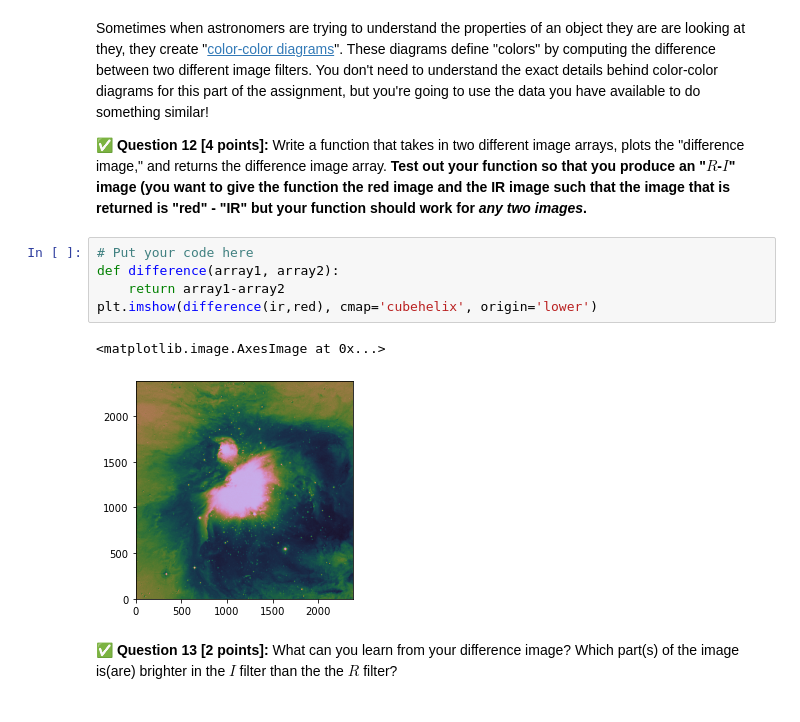
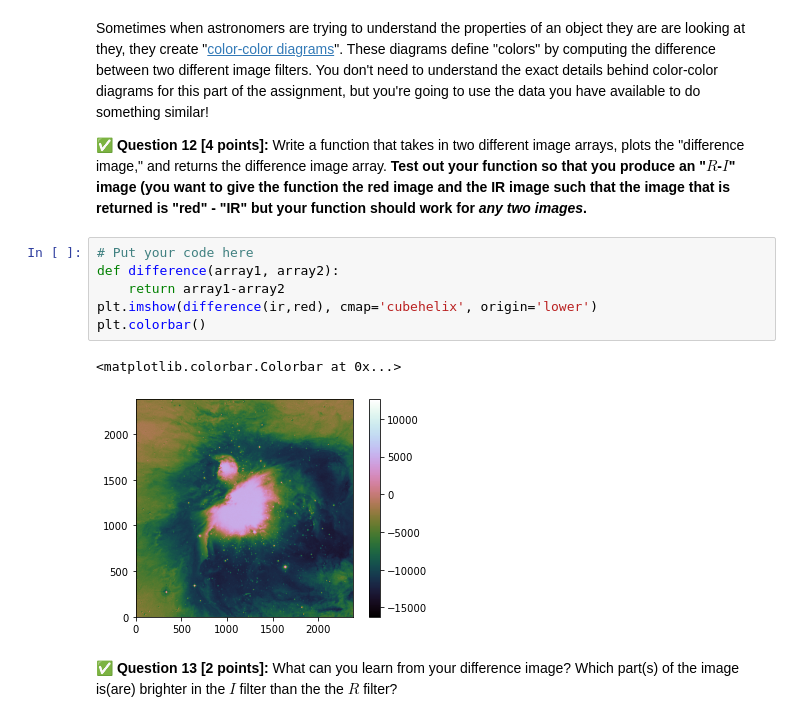
Before and after one commit to Michael-Bellaver/cmse202-s21-turnin, a Jupyter notebook: hw-01/HW-01_GitPracticeDebuggingAndPythonPackages-STUDENT.ipynb, the cells around one changed output. Cells and saved outputs as stored; diff of their text form.

```diff
--- a/hw-01/HW-01_GitPracticeDebuggingAndPythonPackages-STUDENT.ipynb
+++ b/hw-01/HW-01_GitPracticeDebuggingAndPythonPackages-STUDENT.ipynb
@@ -296,11 +296,12 @@ Sometimes when astronomers are trying to understand the properties of an object
 # %%
 # Put your code here
 def difference(array1, array2):
     return array1-array2
 plt.imshow(difference(ir,red), cmap='cubehelix', origin='lower')
+plt.colorbar()
 # %% [output]
-<matplotlib.image.AxesImage at 0x...>
+<matplotlib.colorbar.Colorbar at 0x...>
-[figure, old version]
+[figure, new version]
 # %% [markdown]
 **&#9989; Question 13 [2 points]:** What can you learn from your difference image? Which part(s) of the image is(are) brighter in the $I$ filter than the the $R$ filter?
 # %% [markdown]
```
Also changed, not shown: parts of 3 cells of this notebook.
